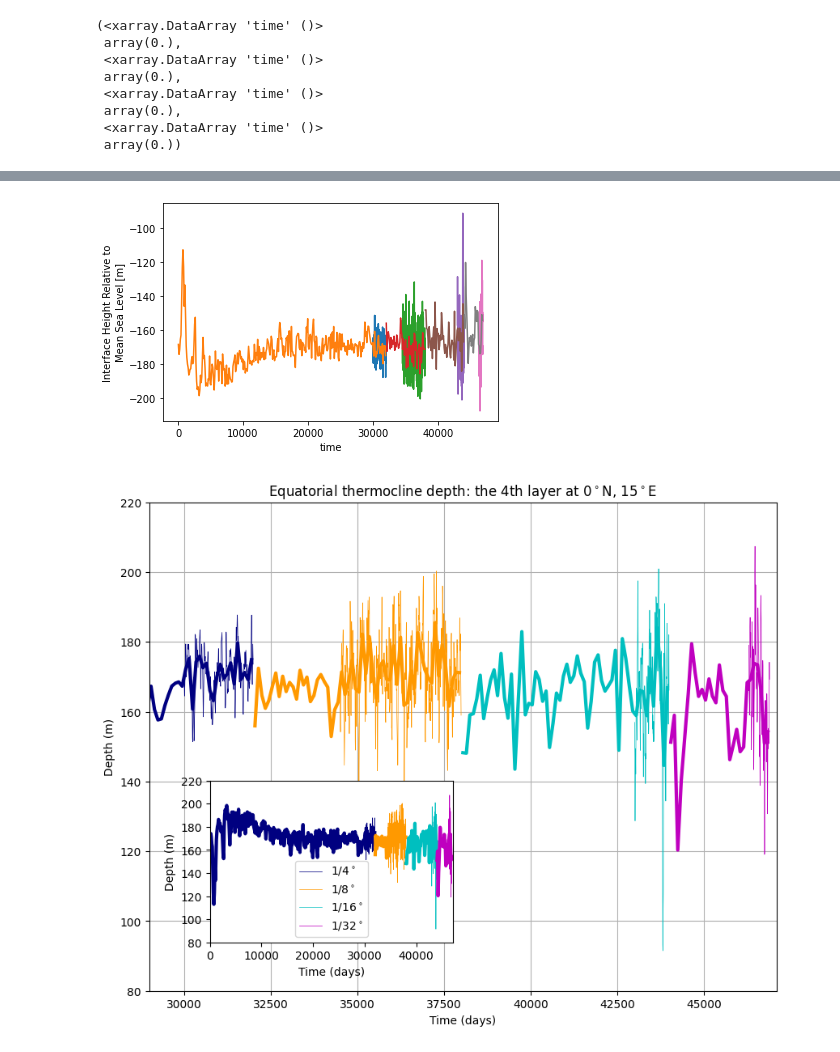
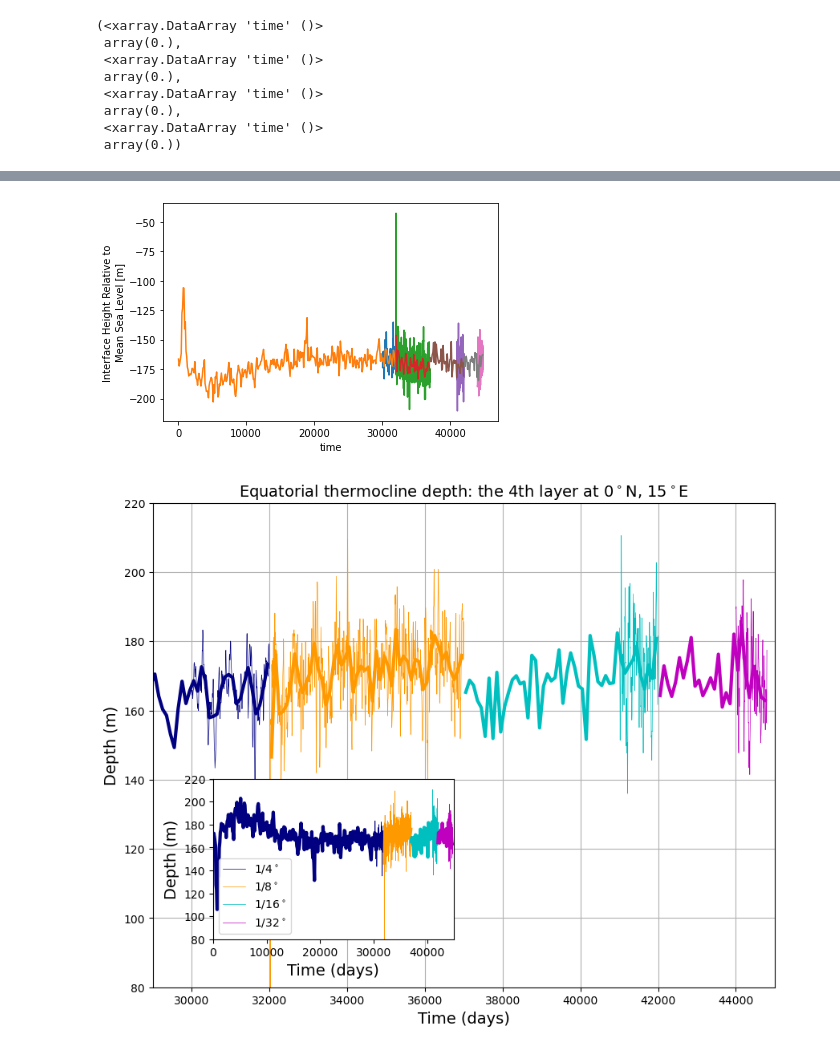
Before and after one commit to ocean-eddy-cpt/NeverWorld2, a Jupyter notebook: notebooks/paper/Fig06-equatorial-thermocline-depth.ipynb, the cells around one changed output, grey strips where cells are left out. Saved outputs shown, nothing was run; the diff lists cells and outputs as text; code cells hidden in the pictures.

```diff
--- a/notebooks/paper/Fig06-equatorial-thermocline-depth.ipynb
+++ b/notebooks/paper/Fig06-equatorial-thermocline-depth.ipynb
@@ -5,10 +5,10 @@ import numpy
 import xarray
 # %%
 # 100-day time averages
-M4 = xarray.open_mfdataset('/glade/p/univ/unyu0004/gmarques/NeverWorld2/baselines/nw2_0.25deg_N15_baseline_hmix20/longmean_*.nc', decode_times=False)
-M8 = xarray.open_mfdataset('/glade/p/univ/unyu0004/gmarques/NeverWorld2/baselines/nw2_0.125deg_N15_baseline_hmix20/longmean_*.nc', decode_times=False)
-M16 = xarray.open_mfdataset('/glade/p/univ/unyu0004/gmarques/NeverWorld2/baselines/nw2_0.0625deg_N15_baseline_hmix20/longmean_*.nc', decode_times=False)
-M32 = xarray.open_mfdataset('/glade/p/univ/unyu0004/gmarques/NeverWorld2/baselines/nw2_0.03125deg_N15_baseline_hmix20/longmean_*.nc', decode_times=False)
+M4 = xarray.open_mfdataset('/glade/p/univ/unyu0004/gmarques/NeverWorld2/baselines/nw2_0.25deg_N15_baseline_hmix5/longmean_*.nc', decode_times=False)
+M8 = xarray.open_mfdataset('/glade/p/univ/unyu0004/gmarques/NeverWorld2/baselines/nw2_0.125deg_N15_baseline_hmix5/longmean_*.nc', decode_times=False)
+M16 = xarray.open_mfdataset('/glade/p/univ/unyu0004/gmarques/NeverWorld2/baselines/nw2_0.0625deg_N15_baseline_hmix5/longmean_*.nc', decode_times=False)
+M32 = xarray.open_mfdataset('/glade/p/univ/unyu0004/gmarques/NeverWorld2/baselines/nw2_0.03125deg_N15_baseline_hmix5/longmean_*.nc', decode_times=False)
 # %%
 zi=3
 # select two latitudes based on the mean h map
@@ -86,9 +86,9 @@ Wall time: 1.27 s
 # %%
 # 5-day time averages
-m4 = xarray.open_mfdataset('/glade/p/univ/unyu0004/gmarques/NeverWorld2/baselines/nw2_0.25deg_N15_baseline_hmix20/averages_*.nc', decode_times=False)
-m8 = xarray.open_mfdataset('/glade/p/univ/unyu0004/gmarques/NeverWorld2/baselines/nw2_0.125deg_N15_baseline_hmix20/averages_*.nc', decode_times=False)
-m16 = xarray.open_mfdataset('/glade/p/univ/unyu0004/gmarques/NeverWorld2/baselines/nw2_0.0625deg_N15_baseline_hmix20/averages_*.nc', decode_times=False)
-m32 = xarray.open_mfdataset('/glade/p/univ/unyu0004/gmarques/NeverWorld2/baselines/nw2_0.03125deg_N15_baseline_hmix20/averages_*.nc', decode_times=False)
+m4 = xarray.open_mfdataset('/glade/p/univ/unyu0004/gmarques/NeverWorld2/baselines/nw2_0.25deg_N15_baseline_hmix5/averages_*.nc', decode_times=False)
+m8 = xarray.open_mfdataset('/glade/p/univ/unyu0004/gmarques/NeverWorld2/baselines/nw2_0.125deg_N15_baseline_hmix5/averages_*.nc', decode_times=False)
+m16 = xarray.open_mfdataset('/glade/p/univ/unyu0004/gmarques/NeverWorld2/baselines/nw2_0.0625deg_N15_baseline_hmix5/averages_*.nc', decode_times=False)
+m32 = xarray.open_mfdataset('/glade/p/univ/unyu0004/gmarques/NeverWorld2/baselines/nw2_0.03125deg_N15_baseline_hmix5/averages_*.nc', decode_times=False)
 # %%
 # Select data and cleanup
 uh4 = m4.e.isel(zi=zi,xh=jC4,yh=iC4).drop('zi').drop('yh').drop('xh')#-m4.e.isel(zi=zi,xh=jE4,yh=iC4).drop('zi').drop('yh').drop('xh')
@@ -155,28 +155,30 @@ T32.plot();
 LT32.plot();
 #plt.xlim(28000,44000); plt.ylim(0.4,0.7)
 # %% [output]
-[figure, old version]
+[figure, new version]
 # %%
 fig,ax = plt.subplots(1,1,figsize=(10,8),dpi=100)
 def plot(ax, lw1=0.5, lw2=3):
     cyc = cycler(color=[[0,0,0.5], [1,.6,0], 'c', 'm'])
     ax.set_prop_cycle( cyc )
     (-T4).plot(linewidth=lw1, label='1/4$^\circ$')
     (-T8).plot(linewidth=lw1, label='1/8$^\circ$')
     (-T16).plot(linewidth=lw1, label='1/16$^\circ$')
     (-T32).plot(linewidth=lw1, label='1/32$^\circ$')
     ax.set_prop_cycle( cyc )
     (-LT4).plot(linewidth=lw2)
     (-LT8).plot(linewidth=lw2)
     (-LT16).plot(linewidth=lw2)
     (-LT32).plot(linewidth=lw2)
-    plt.xlabel('Time (days)'); plt.ylabel('Depth (m)');
+    plt.xlabel('Time (days)',fontsize=14); plt.ylabel('Depth (m)',fontsize=14);
 plot(ax)
-plt.xlim(29000,47100); plt.ylim(80,220); plt.title('Equatorial thermocline depth: the 4th layer at 0$^\circ$N, 15$^\circ$E'); plt.grid();
+plt.xlim(29000,45000); plt.ylim(80,220)
+plt.title('Equatorial thermocline depth: the 4th layer at 0$^\circ$N, 15$^\circ$E',fontsize=14)
+plt.grid();
 
 ax = plt.axes((.2,.2,.3,.25))
 plot(ax)
-plt.xlim(0,47100); plt.ylim(80,220); plt.legend();
-plt.savefig('equatorial-thermocline-depth-time-series-HMIX20-zi=3.png')
+plt.xlim(0,45000); plt.ylim(80,220); plt.legend();
+plt.savefig('equatorial-thermocline-depth-time-series-HMIX05-zi=3.png',dpi=300)
 # %% [output]
-[figure, old version]
+[figure, new version]
```
Also changed, not shown: parts of 10 cells of this notebook, 8 other files.
